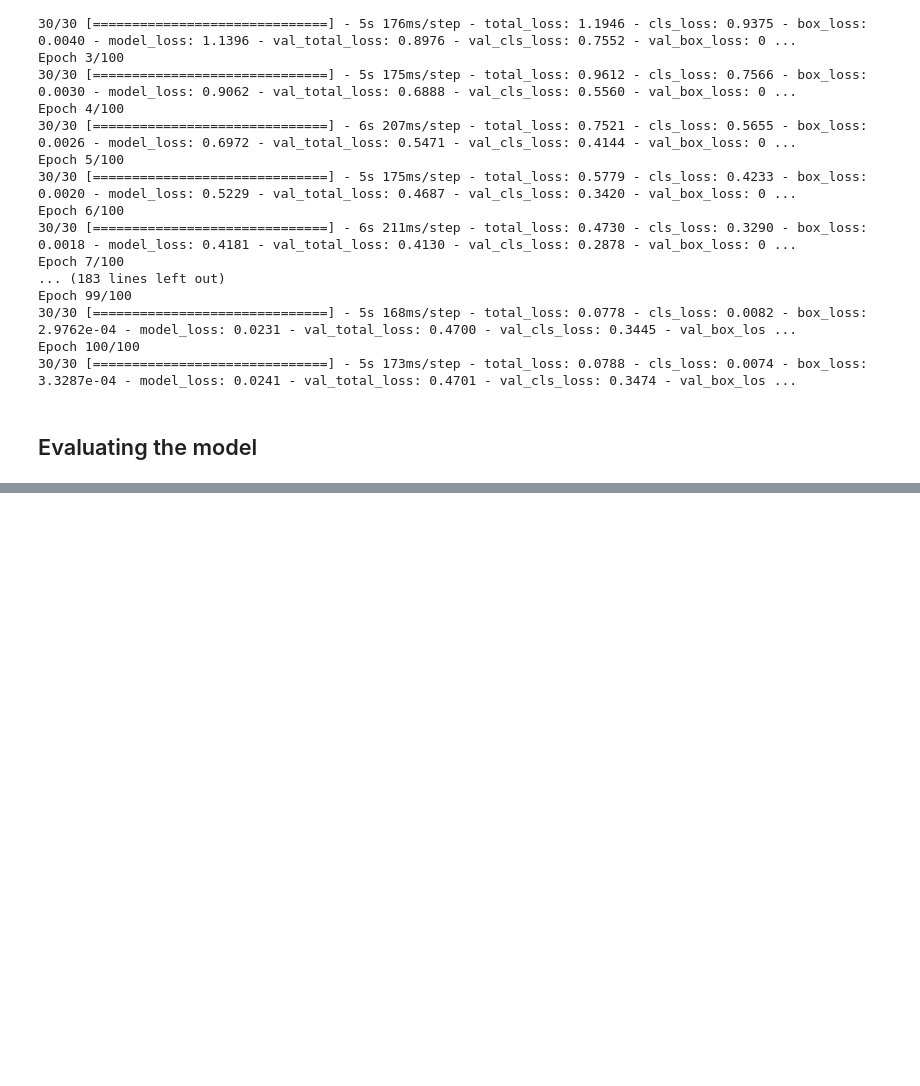
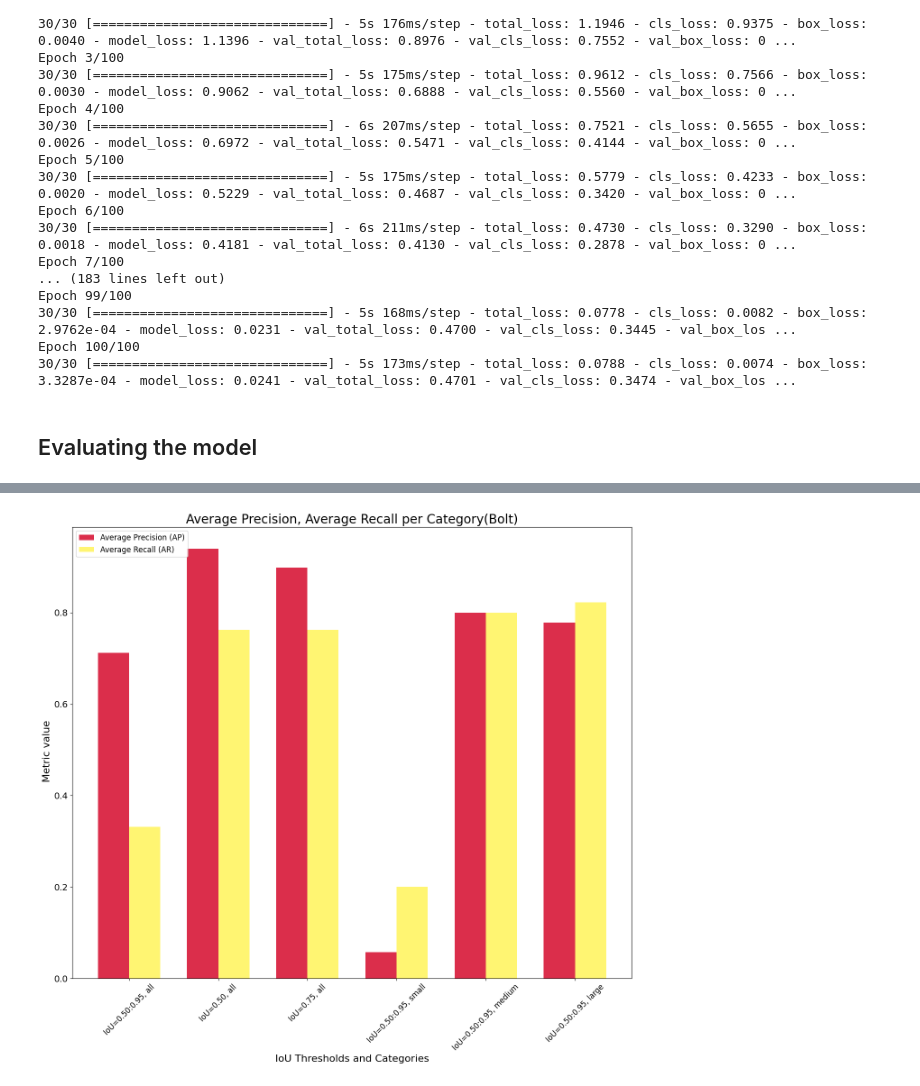
Before and after one commit to ar-robotics/transfer-learning-training, a Jupyter notebook: docs/notebooks/Custom_training_bolt_detection.ipynb, the cells around one changed output, grey strips where cells are left out. Cells and saved outputs as stored; diff of their text form; code cells hidden in the pictures; blank space fills up the shorter version.

```diff
--- a/docs/notebooks/Custom_training_bolt_detection.ipynb
+++ b/docs/notebooks/Custom_training_bolt_detection.ipynb
@@ -419,37 +422,40 @@ plt.show()
 # %%
-import seaborn as sns
+import matplotlib.pyplot as plt
+import numpy as np
 
 # Given data
 metrics = {
     'AP': [0.712, 0.940, 0.898, 0.057, 0.800, 0.778],
     'AR': [0.331, 0.762, 0.762, 0.200, 0.800, 0.822]
 }
 categories = ['IoU=0.50:0.95, all', 'IoU=0.50, all', 'IoU=0.75, all',
               'IoU=0.50:0.95, small', 'IoU=0.50:0.95, medium', 'IoU=0.50:0.95, large']
-validation_loss = [0.47199657559394836, 0.3502661883831024, 0.001340712420642376, 0.41730180382728577]
 
 # Set up the matplotlib figure
-plt.figure(figsize=(14, 8))
+bar_width = 0.35  # the width of the bars
+index = np.arange(len(metrics['AP']))  # the label locations
 
-# Draw a bar plot for AP and AR
-sns.barplot(x=categories, y=metrics['AP'], color='blue', label='Average Precision (AP)')
-sns.barplot(x=categories, y=metrics['AR'], color='red', label='Average Recall (AR)', alpha=0.6)
+fig, ax1 = plt.subplots(figsize=(16,13))
 
-# Add a line plot for validation loss
-epochs = list(range(1, len(validation_loss) + 1))
-plt.plot(epochs, validation_loss, label='Validation Loss', color='green', marker='o', linewidth=2)
+# Bar plots
+rects1 = ax1.bar(index - bar_width/2, metrics['AP'], bar_width, label='Average Precision (AP)', color='#DB2E4B') # noqa
+rects2 = ax1.bar(index + bar_width/2, metrics['AR'], bar_width, label='Average Recall (AR)', color='#FFF572') # noqa
 
-# Final design settings
-plt.title('Average Precision, Average Recall, and Validation Loss per Category')
-plt.xticks(rotation=45)  # Rotate x-axis labels for better readability
-plt.ylabel('Metric Value')
-plt.xlabel('Category')
 
-# Secondary Y-axis for validation loss
-plt.twinx().set_ylabel('Validation Loss')
+# Labels and legends
+ax1.set_xlabel('IoU Thresholds and Categories',fontsize=16)
+ax1.set_ylabel(' Metric value',fontsize=16)
+ax1.set_title('Average Precision, Average Recall per Category(Bolt)',fontsize=20)
 
-# Adding legend
-plt.legend(loc='upper left')
+# Adjust tick label size (new)
+ax1.tick_params(axis='x', labelsize=14)
+ax1.tick_params(axis='y', labelsize=14)
 
-# Show plot
-plt.show()
+ax1.set_xticks(index)
+ax1.set_xticklabels(categories, rotation=45, fontsize=12)
+
+ax1.legend(loc='upper left',fontsize = 'large')
+plt.savefig('barplot.png')
+#plt.show()
+# %% [output]
+[figure, added]
```
Also changed, not shown: parts of 3 cells of this notebook, 4 other files.
